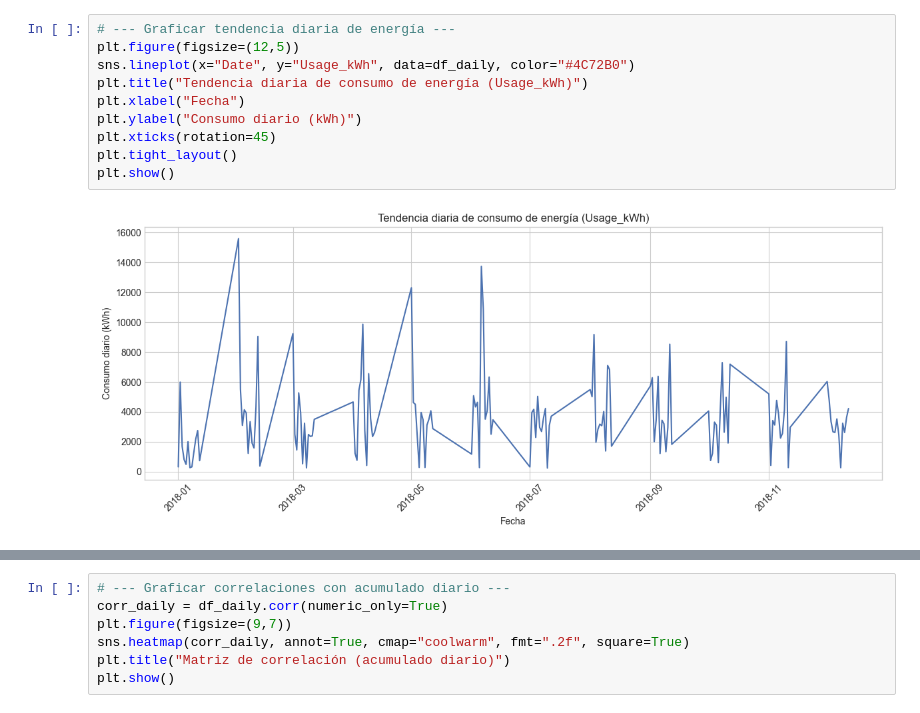
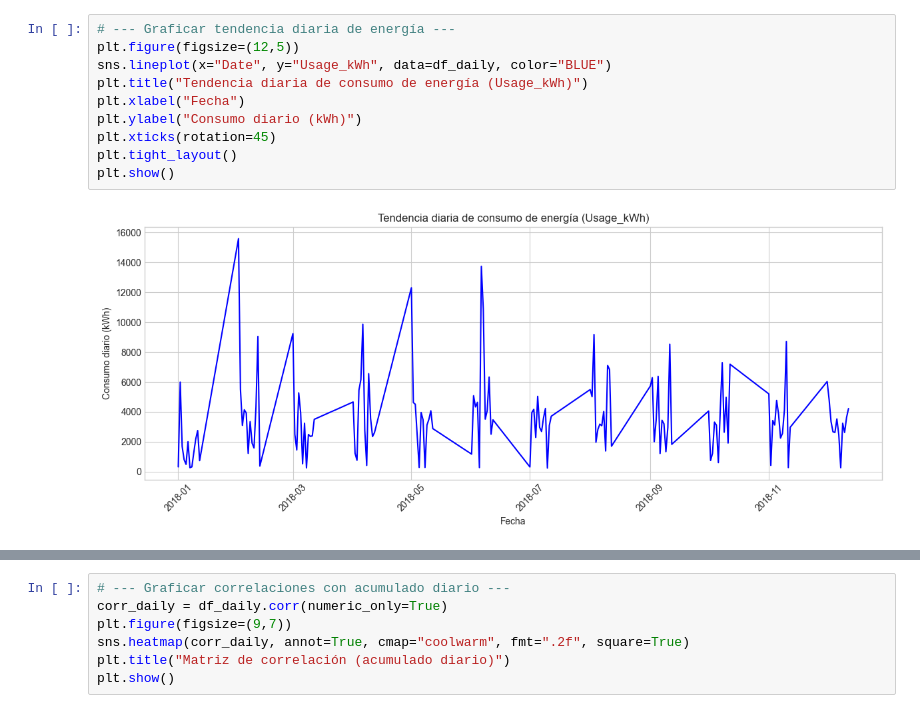
Before and after one commit to AleTec024/steel-energy-mlops, a Jupyter notebook: notebooks/1.2 Data_Background/1.2.3_Analisis_Exploratorio.ipynb, the cells around one changed output, grey strips where cells are left out. Saved outputs shown, nothing was run; the diff lists cells and outputs as text.

```diff
--- a/notebooks/1.2 Data_Background/1.2.3_Analisis_Exploratorio.ipynb
+++ b/notebooks/1.2 Data_Background/1.2.3_Analisis_Exploratorio.ipynb
@@ -165,12 +208,12 @@ else:
 # %%
 # --- Graficar tendencia diaria de energía ---
 plt.figure(figsize=(12,5))
-sns.lineplot(x="Date", y="Usage_kWh", data=df_daily, color="#4C72B0")
+sns.lineplot(x="Date", y="Usage_kWh", data=df_daily, color="BLUE")
 plt.title("Tendencia diaria de consumo de energía (Usage_kWh)")
 plt.xlabel("Fecha")
 plt.ylabel("Consumo diario (kWh)")
 plt.xticks(rotation=45)
 plt.tight_layout()
 plt.show()
 # %% [output]
-[figure, old version]
+[figure, new version]
```
Also changed, not shown: parts of 9 cells of this notebook.
